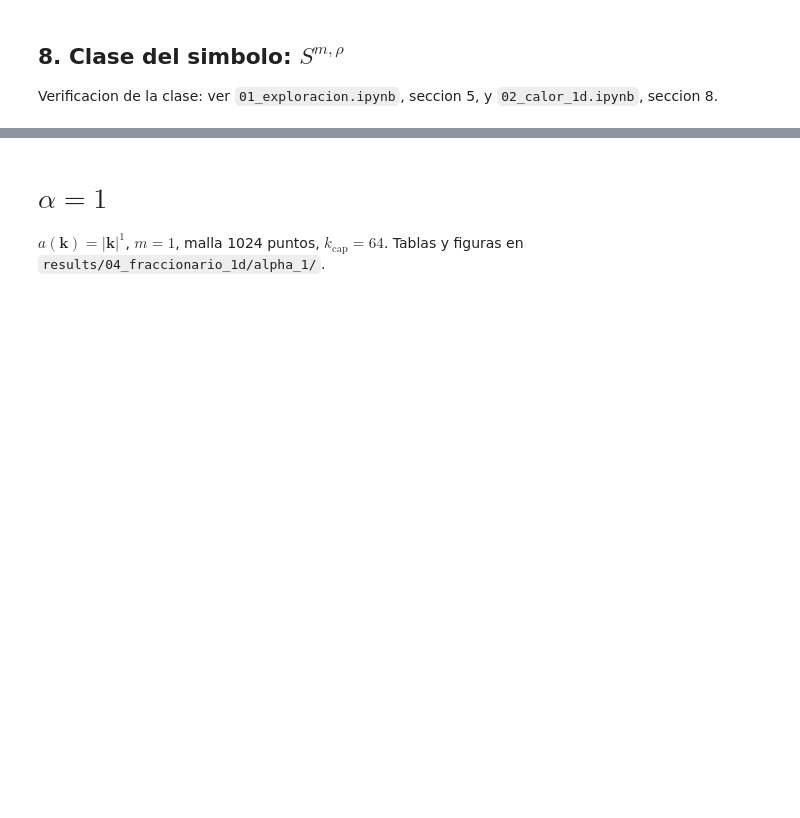
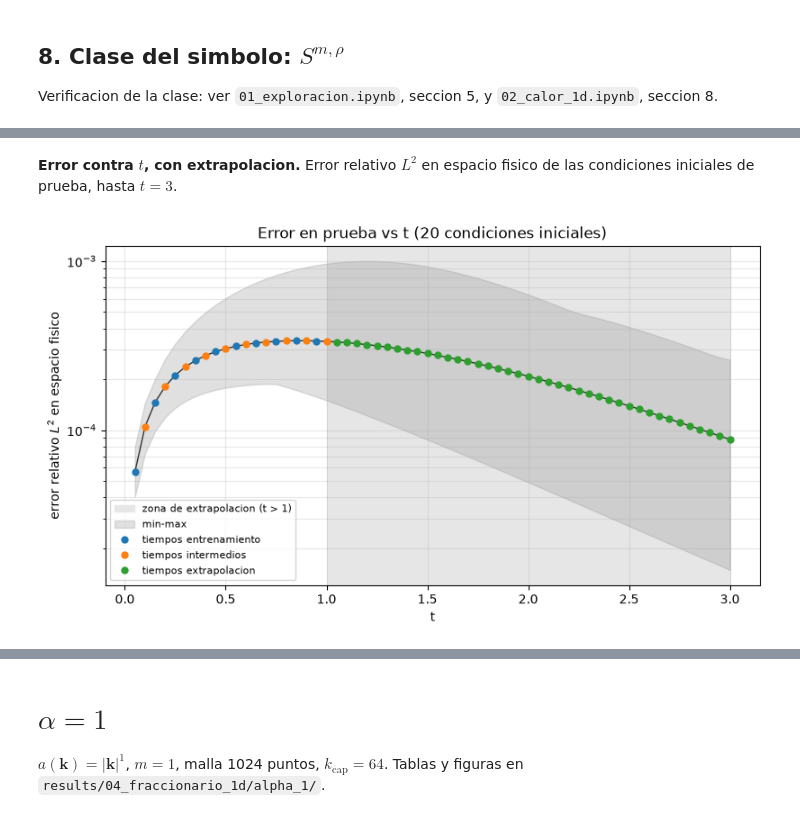
Before and after one commit to luencaro/parabolic-symbol-neural-operator, a Jupyter notebook: notebooks/04_fraccionario_1d.ipynb, the cells around one changed output, grey strips where cells are left out. Saved outputs shown, nothing was run; the diff lists cells and outputs as text; code cells hidden in the pictures; blank space fills up the shorter version.

```diff
--- a/notebooks/04_fraccionario_1d.ipynb
+++ b/notebooks/04_fraccionario_1d.ipynb
@@ -260,0 +302,6 @@ pendiente = nan significa Delta^alpha a = 0 en la ventana, asi que C_alpha = 0 b
+# %% [markdown]
+**Error contra $t$, con extrapolacion.** Error relativo $L^2$ en espacio fisico de las condiciones iniciales de prueba, hasta $t=3$.
+# %%
+figures.extrapolation_error_figure(modelo, cargado.grf_test, cargado.results)
+# %% [output]
+[figure, added]
```
Also changed, not shown: parts of 54 cells of this notebook, 2 other files.
